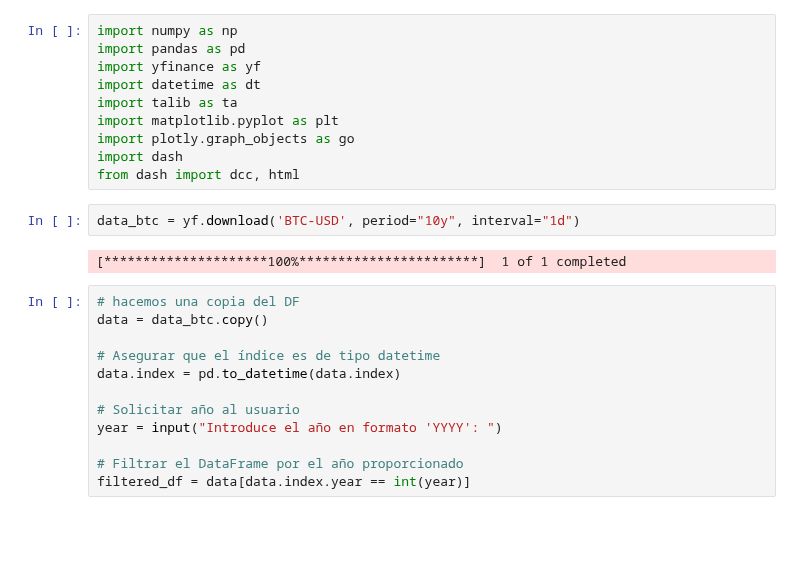
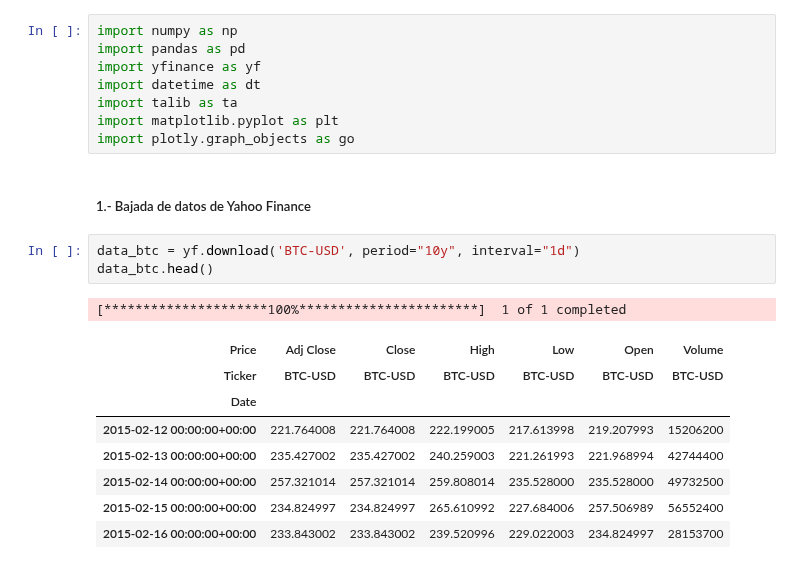
Before and after one commit to aranagarapena/quantitative-trading-analysis, a Jupyter notebook: 1. Cursos/UPM/Robotrader/2.- Strategies/1.- MACD.ipynb, the cells around one changed output. Cells and saved outputs as stored; diff of their text form; blank space fills up the shorter version.

```diff
--- a/1. Cursos/UPM/Robotrader/2.- Strategies/1.- MACD.ipynb
+++ b/1. Cursos/UPM/Robotrader/2.- Strategies/1.- MACD.ipynb
@@ -6,21 +6,18 @@ import datetime as dt
 import talib as ta
 import matplotlib.pyplot as plt
 import plotly.graph_objects as go
-import dash
-from dash import dcc, html
+# %% [markdown]
+##### 1.- Bajada de datos de Yahoo Finance
 # %%
 data_btc = yf.download('BTC-USD', period="10y", interval="1d")
+data_btc.head()
 # %% [output]
 [*********************100%***********************]  1 of 1 completed
+| Price | Adj Close | Close | High | Low | Open | Volume |
+| Ticker | BTC-USD | BTC-USD | BTC-USD | BTC-USD | BTC-USD | BTC-USD |
+| Date |  |  |  |  |  |  |
+| 2015-02-12 00:00:00+00:00 | 221.764008 | 221.764008 | 222.199005 | 217.613998 | 219.207993 | 15206200 |
+| 2015-02-13 00:00:00+00:00 | 235.427002 | 235.427002 | 240.259003 | 221.261993 | 221.968994 | 42744400 |
+| 2015-02-14 00:00:00+00:00 | 257.321014 | 257.321014 | 259.808014 | 235.528000 | 235.528000 | 49732500 |
+| 2015-02-15 00:00:00+00:00 | 234.824997 | 234.824997 | 265.610992 | 227.684006 | 257.506989 | 56552400 |
+| 2015-02-16 00:00:00+00:00 | 233.843002 | 233.843002 | 239.520996 | 229.022003 | 234.824997 | 28153700 |
-# %%
-# hacemos una copia del DF
-data = data_btc.copy()
-
-# Asegurar que el índice es de tipo datetime
-data.index = pd.to_datetime(data.index)
-
-# Solicitar año al usuario
-year = input("Introduce el año en formato 'YYYY': ")
-
-# Filtrar el DataFrame por el año proporcionado
-filtered_df = data[data.index.year == int(year)]
```
Also changed, not shown: parts of 11 cells of this notebook.
